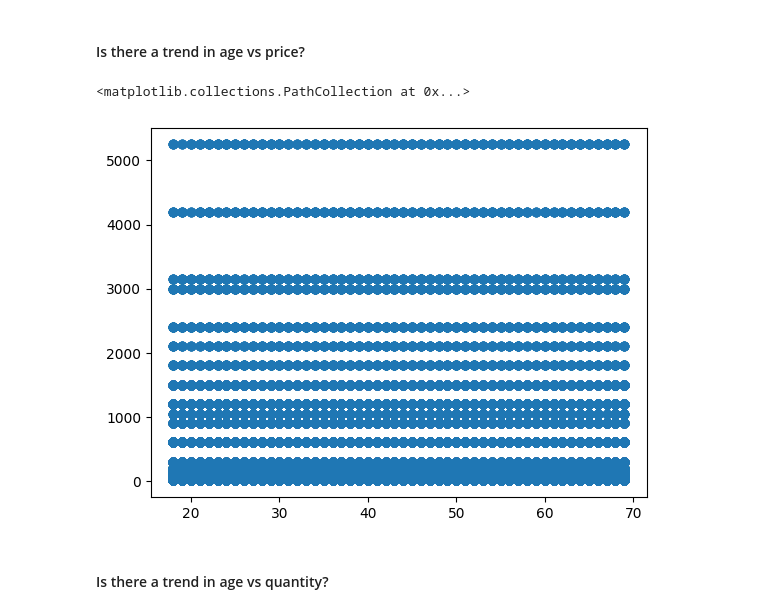
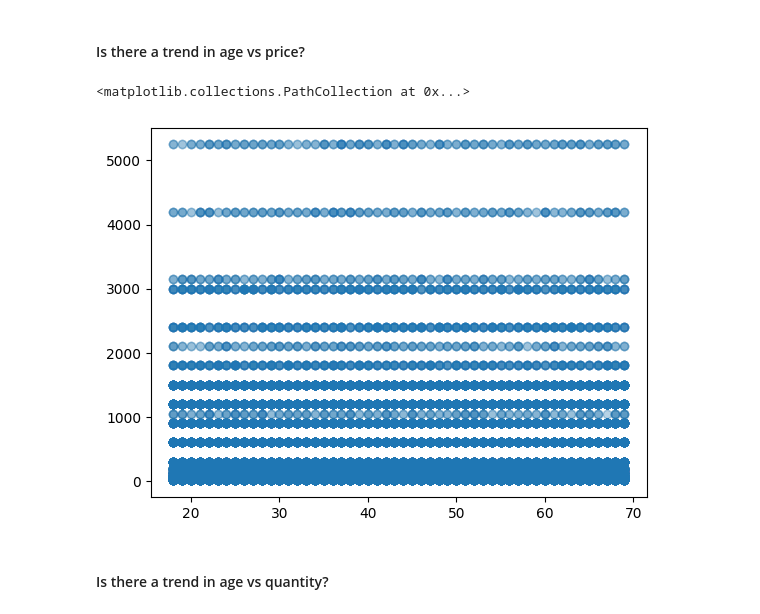
Before and after one commit to kitiluck/BSC_DPDM23, a Jupyter notebook: Understanding_Data.ipynb, the cells around one changed output. Saved outputs shown, nothing was run; the diff lists cells and outputs as text; code cells hidden in the pictures.

```diff
--- a/Understanding_Data.ipynb
+++ b/Understanding_Data.ipynb
@@ -205,10 +216,10 @@ tickhist[-1][0].get_text()
 # %% [markdown]
 #### Is there a trend in age vs price?
 # %%
-plt.scatter(shopping_data['age'],shopping_data['price'],alpha=0.5) # alpha ทำให้ค่าโปร่งใส ยิ่งใสมากยิ่งทำให้มองเห็น
+plt.scatter(shopping_data['age'],shopping_data['price'],alpha=0.05) # alpha ทำให้ค่าโปร่งใส ยิ่งใสมากยิ่งทำให้มองเห็น
 # %% [output]
 <matplotlib.collections.PathCollection at 0x...>
-[figure, old version]
+[figure, new version]
 # %% [markdown]
 #### Is there a trend in age vs quantity?
 # %%
```
Also changed, not shown: parts of 26 cells of this notebook.
